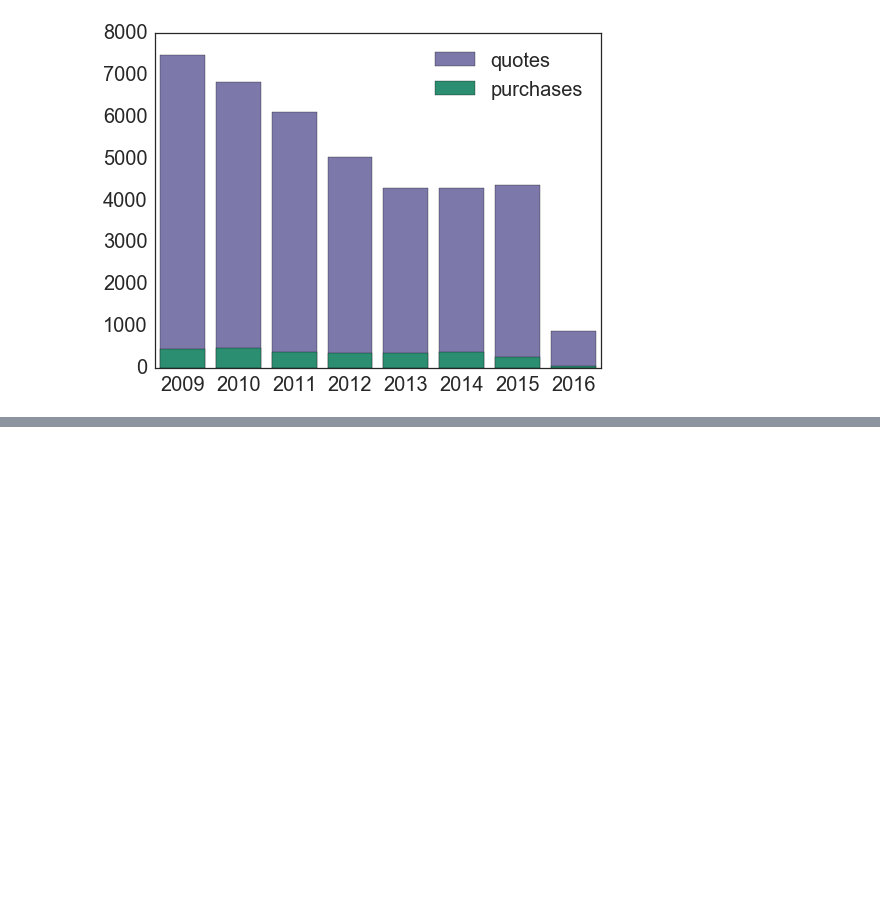
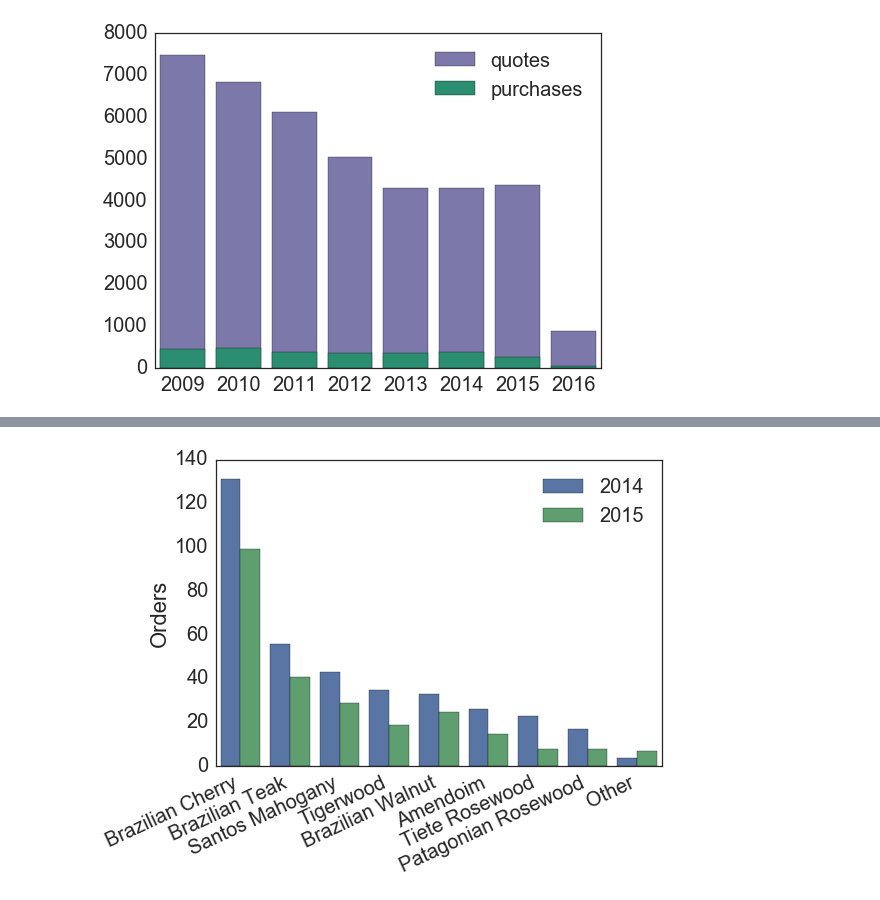
Before and after one commit to LindsayVass/BrazilianDirect, a Jupyter notebook: py/plot_conversion_data.ipynb, the cells around one changed output, grey strips where cells are left out. Cells and saved outputs as stored; diff of their text form; code cells hidden in the pictures; blank space fills up the shorter version.

```diff
--- a/py/plot_conversion_data.ipynb
+++ b/py/plot_conversion_data.ipynb
@@ -91,0 +124,15 @@ fig.set_size_inches(12, 9)
+# %%
+tidy_xt_species_year = pd.melt(xt_species_year, id_vars='common_name')
+# %%
+tidy_xt_species_year_converted = tidy_xt_species_year.loc[tidy_xt_species_year['converted'].isin([0,1]), :]
+tidy_xt_species_year_rate = tidy_xt_species_year.loc[tidy_xt_species_year['converted'] == 'conv_rate', :]
+
+tidy_xt_species_year_converted.columns = ['common_name', 'year', 'conversion_status', 'count']
+
+tidy_xt_species_year_rate = tidy_xt_species_year_rate.drop('converted', axis=1)
+tidy_xt_species_year_rate.columns = ['common_name', 'year', 'conversion_rate']
+tidy_xt_species_year_rate['conversion_rate'] = tidy_xt_species_year_rate['conversion_rate'] * 100
+# %%
+species_conversions = pd.merge(tidy_xt_species_year_converted, tidy_xt_species_year_rate, on = ['common_name', 'year'])
+# %%
+species_conversions = species_conversions.sort_values(['count', 'common_name', 'year'], ascending=False)
@@ -91,0 +148,13 @@ fig.set_size_inches(12, 9)
+# %%
+ax = sns.barplot(x='common_name',
+            y='count',
+            data = species_conversions.loc[species_conversions['conversion_status'] == 1, :],
+            hue='year');
+fig.set_size_inches(8,6)
+plt.xlabel('');
+plt.ylabel('Orders');
+plt.legend(title=False, loc = 'best');
+[x.set_rotation(25) for x in ax.get_xticklabels()];
+[x.set_horizontalalignment('right') for x in ax.get_xticklabels()];
+# %% [output]
+[figure, added]
```
Also changed, not shown: parts of 82 cells of this notebook, 1 other file.
